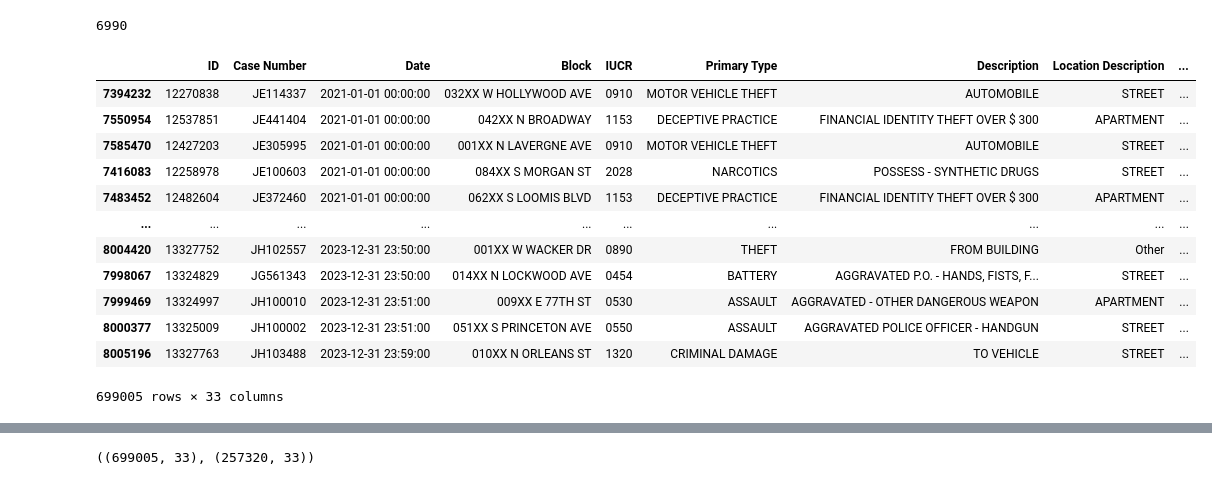
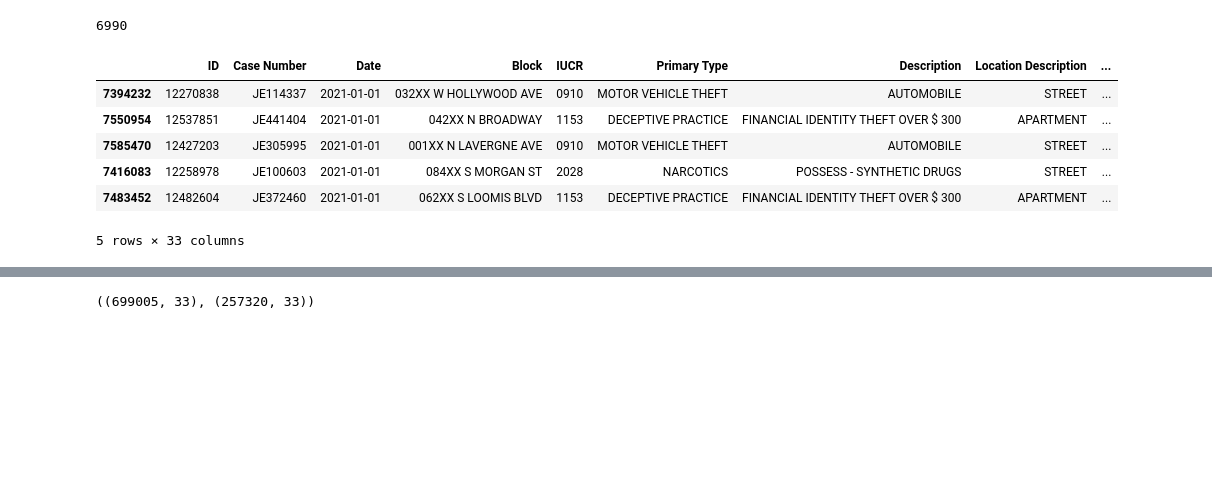
Before and after one commit to Lemonziz/IT5006Project, a Jupyter notebook: data_preprocessing_ziqi.ipynb, the cells around one changed output, grey strips where cells are left out. Saved outputs shown, nothing was run; the diff lists cells and outputs as text; code cells hidden in the pictures; blank space fills up the shorter version.

```diff
--- a/data_preprocessing_ziqi.ipynb
+++ b/data_preprocessing_ziqi.ipynb
@@ -374,19 +374,13 @@ df_test.to_csv(f"{data_path}classification_test_data.csv", index=False)
 # %% [output]
 6990
 # %%
-df_train
+df_train.head()
 # %% [output]
 |  | ID | Case Number | Date | Block | IUCR | Primary Type | Description | Location Description | ... |
-| 7394232 | 12270838 | JE114337 | 2021-01-01 00:00:00 | 032XX W HOLLYWOOD AVE | 0910 | MOTOR VEHICLE THEFT | AUTOMOBILE | STREET | ... |
-| 7550954 | 12537851 | JE441404 | 2021-01-01 00:00:00 | 042XX N BROADWAY | 1153 | DECEPTIVE PRACTICE | FINANCIAL IDENTITY THEFT OVER $ 300 | APARTMENT | ... |
-| 7585470 | 12427203 | JE305995 | 2021-01-01 00:00:00 | 001XX N LAVERGNE AVE | 0910 | MOTOR VEHICLE THEFT | AUTOMOBILE | STREET | ... |
-| 7416083 | 12258978 | JE100603 | 2021-01-01 00:00:00 | 084XX S MORGAN ST | 2028 | NARCOTICS | POSSESS - SYNTHETIC DRUGS | STREET | ... |
-| 7483452 | 12482604 | JE372460 | 2021-01-01 00:00:00 | 062XX S LOOMIS BLVD | 1153 | DECEPTIVE PRACTICE | FINANCIAL IDENTITY THEFT OVER $ 300 | APARTMENT | ... |
-| ... | ... | ... | ... | ... | ... | ... | ... | ... | ... |
-| 8004420 | 13327752 | JH102557 | 2023-12-31 23:50:00 | 001XX W WACKER DR | 0890 | THEFT | FROM BUILDING | Other | ... |
-| 7998067 | 13324829 | JG561343 | 2023-12-31 23:50:00 | 014XX N LOCKWOOD AVE | 0454 | BATTERY | AGGRAVATED P.O. - HANDS, FISTS, F... | STREET | ... |
-| 7999469 | 13324997 | JH100010 | 2023-12-31 23:51:00 | 009XX E 77TH ST | 0530 | ASSAULT | AGGRAVATED - OTHER DANGEROUS WEAPON | APARTMENT | ... |
-| 8000377 | 13325009 | JH100002 | 2023-12-31 23:51:00 | 051XX S PRINCETON AVE | 0550 | ASSAULT | AGGRAVATED POLICE OFFICER - HANDGUN | STREET | ... |
-| 8005196 | 13327763 | JH103488 | 2023-12-31 23:59:00 | 010XX N ORLEANS ST | 1320 | CRIMINAL DAMAGE | TO VEHICLE | STREET | ... |
+| 7394232 | 12270838 | JE114337 | 2021-01-01 | 032XX W HOLLYWOOD AVE | 0910 | MOTOR VEHICLE THEFT | AUTOMOBILE | STREET | ... |
+| 7550954 | 12537851 | JE441404 | 2021-01-01 | 042XX N BROADWAY | 1153 | DECEPTIVE PRACTICE | FINANCIAL IDENTITY THEFT OVER $ 300 | APARTMENT | ... |
+| 7585470 | 12427203 | JE305995 | 2021-01-01 | 001XX N LAVERGNE AVE | 0910 | MOTOR VEHICLE THEFT | AUTOMOBILE | STREET | ... |
+| 7416083 | 12258978 | JE100603 | 2021-01-01 | 084XX S MORGAN ST | 2028 | NARCOTICS | POSSESS - SYNTHETIC DRUGS | STREET | ... |
+| 7483452 | 12482604 | JE372460 | 2021-01-01 | 062XX S LOOMIS BLVD | 1153 | DECEPTIVE PRACTICE | FINANCIAL IDENTITY THEFT OVER $ 300 | APARTMENT | ... |
-699005 rows × 33 columns
+5 rows × 33 columns
 # %%
```
Also changed, not shown: parts of 8 cells of this notebook, 4 other files.
